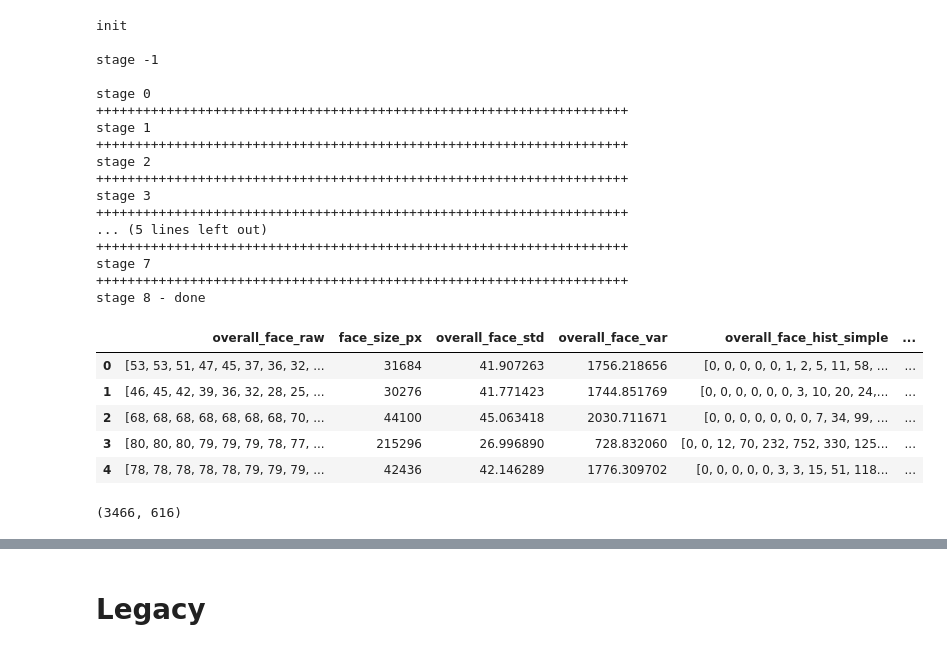
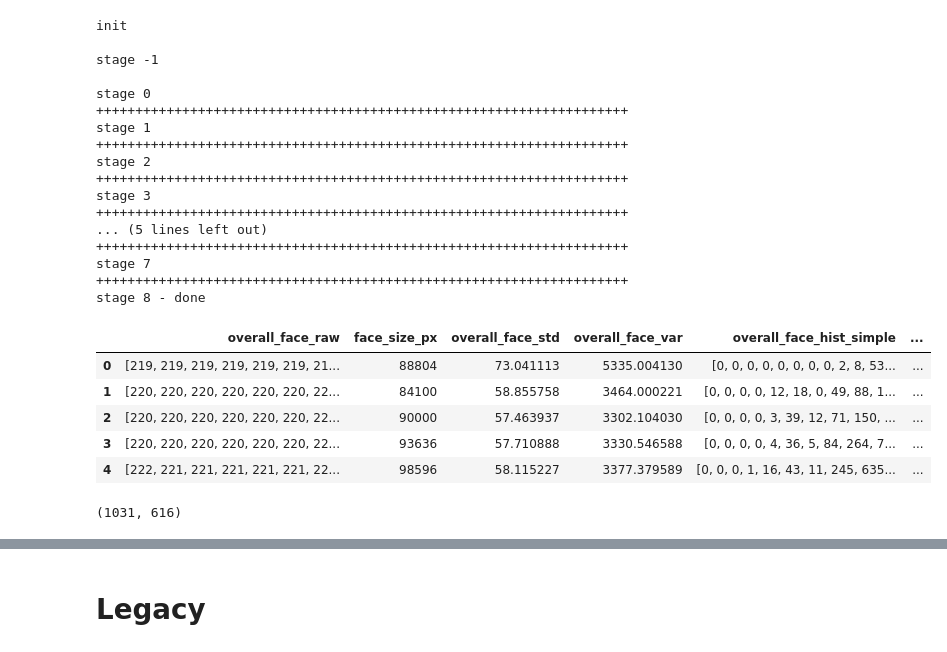
Before and after one commit to Trickster2038/BmstuDeepFake, a Jupyter notebook: notebook.ipynb, the cells around one changed output, grey strips where cells are left out. Cells and saved outputs as stored; diff of their text form; code cells hidden in the pictures.

```diff
--- a/notebook.ipynb
+++ b/notebook.ipynb
@@ -4,16 +4,16 @@ import numpy as np
 # import seaborn as sns
 # %%
 print('init')
-df0 = pd.read_json("../dfdc_dataframes/dataframe_total_0_frame_10.json")
+df = pd.read_json("../deep_fake_src/dfdc_dataframes/dataframe_total_27_frame_10_lim100_offset100.json")
 print('readed #0')
-df1 = pd.read_json("../dfdc_dataframes/dataframe_total_1_frame_10.json")
-print('readed #1')
-df2 = pd.read_json("../dfdc_dataframes/dataframe_total_2_frame_10.json")
-print('readed #2')
-df3 = pd.read_json("../dfdc_dataframes/dataframe_total_3_frame_10.json")
-print('readed #3')
-df4 = pd.read_json("../dfdc_dataframes/dataframe_total_4_frame_10.json")
-print('readed #4')
+# df1 = pd.read_json("../dfdc_dataframes/dataframe_total_1_frame_10.json")
+# print('readed #1')
+# df2 = pd.read_json("../dfdc_dataframes/dataframe_total_2_frame_10.json")
+# print('readed #2')
+# df3 = pd.read_json("../dfdc_dataframes/dataframe_total_3_frame_10.json")
+# print('readed #3')
+# df4 = pd.read_json("../dfdc_dataframes/dataframe_total_4_frame_10.json")
+# print('readed #4')
 # %% [output]
 init
 readed #0
@@ -24,6 +20,6 @@ readed #4
 # %%
-df = pd.concat([df0, df1, df2, df3, df4])
-df = df[df['overall_face_raw'].map(lambda x: len(x)) > 0]
-print(df.shape)
+# df = pd.concat([df0, df1, df2, df3, df4])
+# df = df[df['overall_face_raw'].map(lambda x: len(x)) > 0]
+# print(df.shape)
 df.head(5)
 # %% [output]
@@ -113,7 +108,7 @@ def noise_percent(arr, percent_threshold=1, ignore_zero=True):
     for x in arr:
         if (x < threshold and ((x != 0) or (not ignore_zero))):
             cnt += 1
-    return cnt * 100 / float(sum(arr))
+    return cnt * 100 / max(1, float(sum(arr)))
 
 for col in hist:
     print('+', end='')
@@ -129,40 +124,40 @@ for col in hist:
 
 print('\nstage 7')
 
 for col in hist:
     print('+', end='')
     name = str(col).split('_')[0] + '_' + str(col).split('_')[1] + '_hist_noise_3'
     df[name] = hist[str(col)].map(lambda x: noise_percent(np.array(x), 3))
 
 print('\nstage 8 - done')
 
 df.filter(regex='face', axis=1).head(5)
 # %% [output]
 init
 
 stage -1
 
 stage 0
 ++++++++++++++++++++++++++++++++++++++++++++++++++++++++++++++++++++
 stage 1
 ++++++++++++++++++++++++++++++++++++++++++++++++++++++++++++++++++++
 stage 2
 ++++++++++++++++++++++++++++++++++++++++++++++++++++++++++++++++++++
 stage 3
 ++++++++++++++++++++++++++++++++++++++++++++++++++++++++++++++++++++
 ... (5 lines left out)
 ++++++++++++++++++++++++++++++++++++++++++++++++++++++++++++++++++++
 stage 7
 ++++++++++++++++++++++++++++++++++++++++++++++++++++++++++++++++++++
 stage 8 - done
 |  | overall_face_raw | face_size_px | overall_face_std | overall_face_var | overall_face_hist_simple | ... |
-| 0 | [53, 53, 51, 47, 45, 37, 36, 32, ... | 31684 | 41.907263 | 1756.218656 | [0, 0, 0, 0, 0, 1, 2, 5, 11, 58, ... | ... |
-| 1 | [46, 45, 42, 39, 36, 32, 28, 25, ... | 30276 | 41.771423 | 1744.851769 | [0, 0, 0, 0, 0, 0, 3, 10, 20, 24,... | ... |
-| 2 | [68, 68, 68, 68, 68, 68, 68, 70, ... | 44100 | 45.063418 | 2030.711671 | [0, 0, 0, 0, 0, 0, 0, 7, 34, 99, ... | ... |
-| 3 | [80, 80, 80, 79, 79, 79, 78, 77, ... | 215296 | 26.996890 | 728.832060 | [0, 0, 12, 70, 232, 752, 330, 125... | ... |
-| 4 | [78, 78, 78, 78, 78, 79, 79, 79, ... | 42436 | 42.146289 | 1776.309702 | [0, 0, 0, 0, 0, 3, 3, 15, 51, 118... | ... |
+| 0 | [219, 219, 219, 219, 219, 219, 21... | 88804 | 73.041113 | 5335.004130 | [0, 0, 0, 0, 0, 0, 0, 0, 2, 8, 53... | ... |
+| 1 | [220, 220, 220, 220, 220, 220, 22... | 84100 | 58.855758 | 3464.000221 | [0, 0, 0, 0, 12, 18, 0, 49, 88, 1... | ... |
+| 2 | [220, 220, 220, 220, 220, 220, 22... | 90000 | 57.463937 | 3302.104030 | [0, 0, 0, 0, 3, 39, 12, 71, 150, ... | ... |
+| 3 | [220, 220, 220, 220, 220, 220, 22... | 93636 | 57.710888 | 3330.546588 | [0, 0, 0, 0, 4, 36, 5, 84, 264, 7... | ... |
+| 4 | [222, 221, 221, 221, 221, 221, 22... | 98596 | 58.115227 | 3377.379589 | [0, 0, 0, 1, 16, 43, 11, 245, 635... | ... |
 # %%
 df = df.reset_index()
 df.shape
 # %% [output]
-(3466, 616)
+(1031, 616)
```
Also changed, not shown: parts of 6 cells of this notebook, 3 other files.
